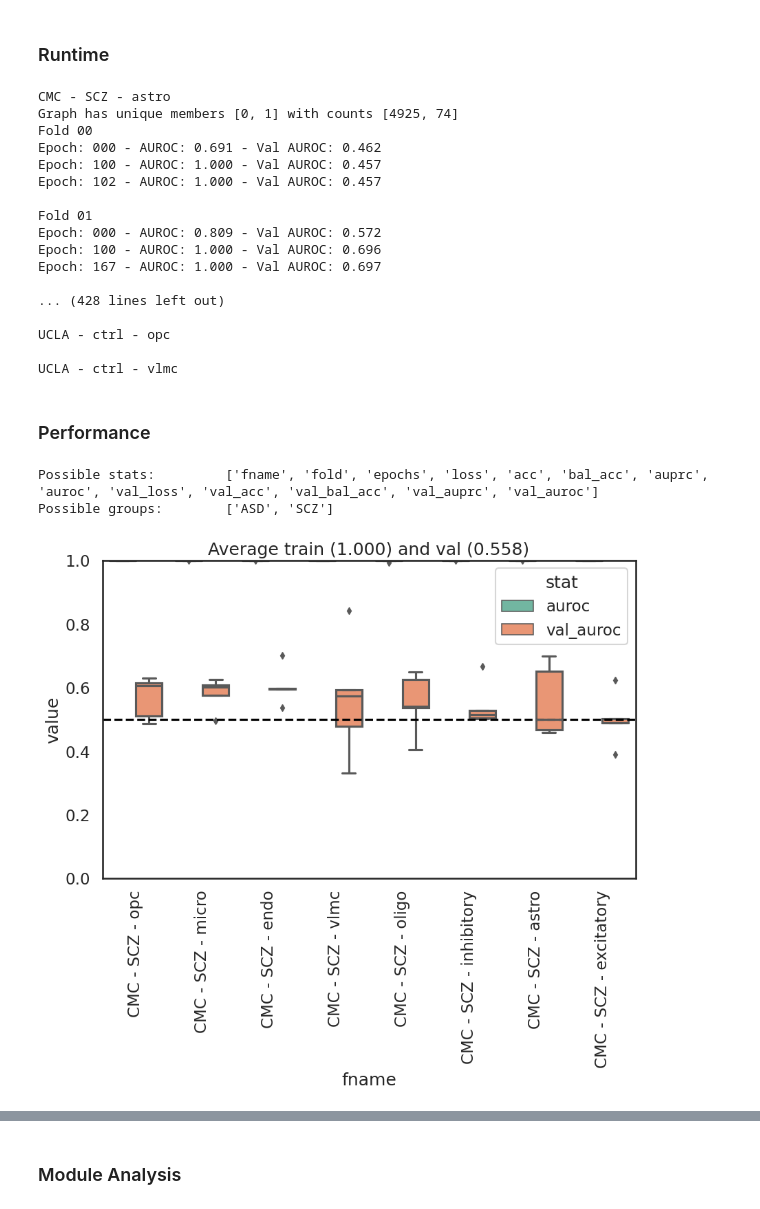
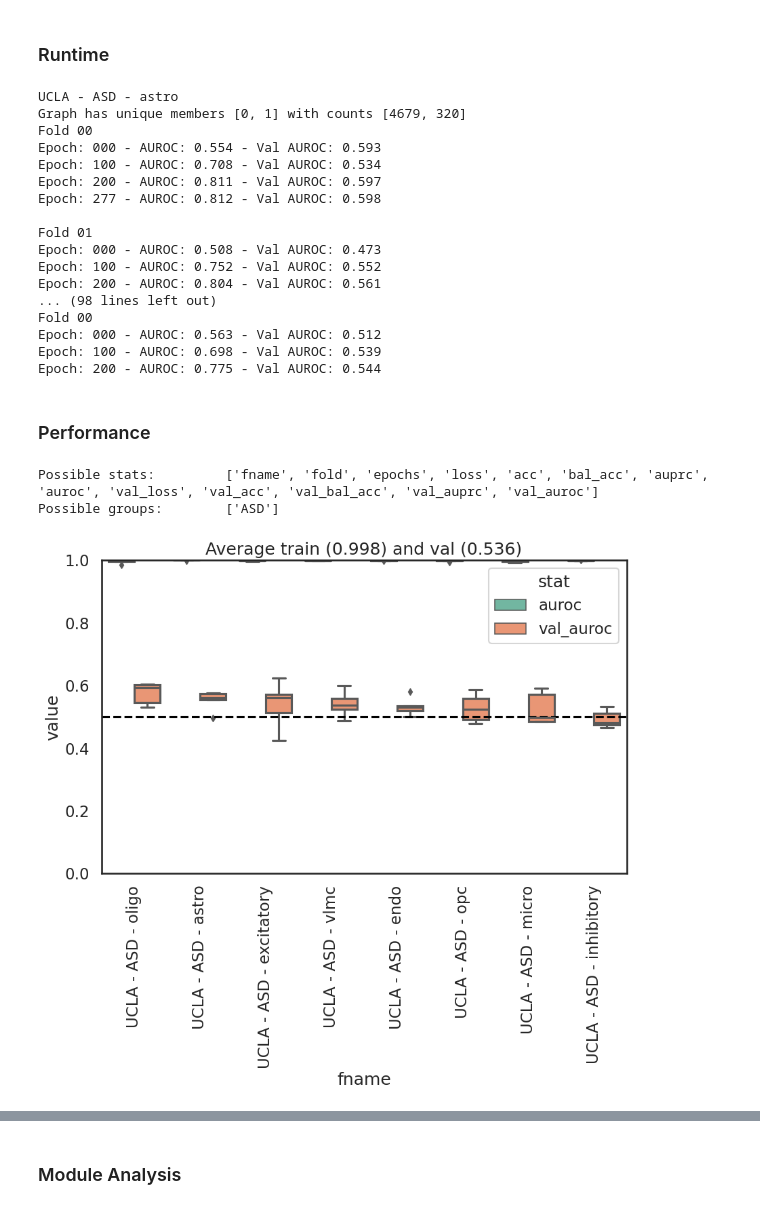
Before and after one commit to Oafish1/Network-Medicine-Analysis, a Jupyter notebook: scripts/exploration.ipynb, the cells around one changed output, grey strips where cells are left out. Cells and saved outputs as stored; diff of their text form; code cells hidden in the pictures.

```diff
--- a/scripts/exploration.ipynb
+++ b/scripts/exploration.ipynb
@@ -44,6 +44,9 @@ get_cell_type = lambda fname: m1.match(fname).group(3)
 gene_dir = '../../data/new_labels/'
 gene_fnames = [fname for fname in os.listdir(gene_dir) if fname.endswith('.txt')]
 gene_lists = {'.'.join(fname.split('.')[:-1]): np.loadtxt(os.path.join(gene_dir, fname), dtype=str) for fname in gene_fnames}
+# %%
+# Filter to specific groups for testing
+fnames = [f for f in fnames if f.startswith('UCLA_ASD') or f.startswith('UCLA_ctrl')]
 # %%
 ### Custom files (overwrites previous)
 ## AD
@@ -93,7 +96,7 @@ disgenet = disgenet.loc[disgenet['Score gda'] > gda_score_threshold]
 gene_lists['ASD'] = disgenet['Gene'].to_numpy()
 # %%
 # Special cases
-gene_lists['Control_ASD'] = gene_lists['Control_AD']
+# gene_lists['Control_ASD'] = np.array([])
 # %% [markdown]
 # Helper Functions
 # %%
@@ -149,6 +152,9 @@ def pd_to_tg_data(df, *, group):
 
     # Additional attributes
     data.known_mask = y!=-1
+    data.adj_mat = torch.zeros(data.x.shape[0], data.x.shape[0])
+    for (tf, tg), w in zip(data.edge_index.T, data.edge_weight):
+        data.adj_mat[tf, tg] = w
 
     ret = (data, node_dict)
     if 'Cell Type' in df: ret += (edge_ct_dict,)
@@ -697,7 +711,8 @@ run_type = ['Cell Type', 'Group'][0]
 jaccard = False
 epochs = 1_001
 epoch_cli = 100
-max_lapses = 100
+start_buffer = 10
+max_lapses = 200
 percentile_filter = 90
 num_folds = 5
 use_test = False
@@ -836,6 +851,7 @@ for item in group_iterable:
 
             # Forward
             z = model(data.x, data.edge_index, data.edge_weight)
+            embeds = model.get_embeddings()
             # Subset by cell type
             # edge_idx = sum([data.edge_attr[:, 0] == ct for ct in np.random.choice(int(data.edge_attr[:, 0].max().item()), 10, replace=False)]).bool()
             # z = model(data.x, data.edge_index[:, edge_idx], data.edge_weight[edge_idx])
@@ -851,10 +867,18 @@ for item in group_iterable:
             idx = torch.concat((positives, negatives))
             mask = torch.zeros(data.x.shape[0], dtype=torch.bool); mask[idx] = True
             # Calculate loss
-            loss = criterion(z[data.train_mask*mask], data.y[data.train_mask*mask])
+            ## Class loss
+            loss_class = criterion(z[data.train_mask*mask], data.y[data.train_mask*mask])
+            ## Embedding loss
+            loss_embed = embed_loss(embeds, data)
+            ## Totals
+            loss = loss_class + loss_embed
 
             # Backward
-            loss.backward()
+            loss_embed.backward()
+            model.net[0].lin.weight.requires_grad = False
+            loss_class.backward()  # Don't change embeddings directly
+            model.net[0].lin.weight.requires_grad = True
             optimizer.step()
             scheduler.step()
 
@@ -864,13 +888,13 @@ for item in group_iterable:
             model.train()
 
             # Train and validation loss
-            loss = criterion(z[data.train_mask], data.y[data.train_mask]).item()
-            val_loss = criterion(z[data.val_mask], data.y[data.val_mask]).item()
+            loss = criterion(z[data.train_mask], data.y[data.train_mask]).item() + embed_loss(embeds, data)
+            val_loss = criterion(z[data.val_mask], data.y[data.val_mask]).item() + embed_loss(embeds, data)
             if use_test: test_loss = criterion(z[data.test_mask], data.y[data.test_mask]).item()
 
             # Early stopping
             es_loss = val_loss
-            if es_loss < best_loss:
+            if es_loss < best_loss or epoch < start_buffer:
                 best_loss = es_loss
                 lapses = 0
             else: lapses += 1
@@ -969,23 +993,23 @@ elif run_type in ['Group']:
     fname = f'../results/stats_group.csv'
 stats.to_csv(fname, index=None)
 # %% [output]
-CMC - SCZ - astro
-Graph has unique members [0, 1] with counts [4925, 74]
+UCLA - ASD - astro
+Graph has unique members [0, 1] with counts [4679, 320]
 Fold 00
-Epoch: 000 - AUROC: 0.691 - Val AUROC: 0.462
-Epoch: 100 - AUROC: 1.000 - Val AUROC: 0.457
-Epoch: 102 - AUROC: 1.000 - Val AUROC: 0.457
+Epoch: 000 - AUROC: 0.554 - Val AUROC: 0.593
+Epoch: 100 - AUROC: 0.708 - Val AUROC: 0.534
+Epoch: 200 - AUROC: 0.811 - Val AUROC: 0.597
+Epoch: 277 - AUROC: 0.812 - Val AUROC: 0.598
 
 Fold 01
-Epoch: 000 - AUROC: 0.809 - Val AUROC: 0.572
-Epoch: 100 - AUROC: 1.000 - Val AUROC: 0.696
-Epoch: 167 - AUROC: 1.000 - Val AUROC: 0.697
-
-... (428 lines left out)
-
-UCLA - ctrl - opc
-
-UCLA - ctrl - vlmc
+Epoch: 000 - AUROC: 0.508 - Val AUROC: 0.473
+Epoch: 100 - AUROC: 0.752 - Val AUROC: 0.552
+Epoch: 200 - AUROC: 0.804 - Val AUROC: 0.561
+... (98 lines left out)
+Fold 00
+Epoch: 000 - AUROC: 0.563 - Val AUROC: 0.512
+Epoch: 100 - AUROC: 0.698 - Val AUROC: 0.539
+Epoch: 200 - AUROC: 0.775 - Val AUROC: 0.544
 # %% [markdown]
 ### Performance
 # %%
@@ -998,14 +1022,14 @@ stats = pd.read_csv(fname)
 
 # Show possible arguments
 print(f'Possible stats:\t\t{list(stats.keys())}')
-print(f'Possible groups:\t{list(np.unique([fname.split(" - ")[1] for fname in stats["fname"]]))}')
+print(f'Possible groups:\t{list(np.unique([fname.split(" - ")[1] for fname in stats["fname"] if not fname.startswith('val_') or fname.startswith('test_')]))}')
 # %% [output]
 Possible stats:         ['fname', 'fold', 'epochs', 'loss', 'acc', 'bal_acc', 'auprc', 'auroc', 'val_loss', 'val_acc', 'val_bal_acc', 'val_auprc', 'val_auroc']
-Possible groups:        ['ASD', 'SCZ']
+Possible groups:        ['ASD']
 # %%
 # Params
 stat = 'auroc'
-group = 'SCZ' if len(stats['fname'].iloc[0].split(' - ')) == 3 else None  # None if no filtering needed
+group = 'ASD' if len(stats['fname'].iloc[0].split(' - ')) == 3 else None  # None if no filtering needed
 
 # Format stats
 df = stats.copy()
@@ -1019,34 +1043,34 @@ if group is not None: df = df.loc[df['fname'].map(lambda s: s.split(' - ')[1] ==
 # TODO: Try early stopping based on training acc
 # min_convergence_epoch = 20
 # df = df.loc[df['epochs'] >= max_lapses + min_convergence_epoch]
 
 # Filter to desired statistics
 val_stat = f'val_{stat}'
 test_stat = f'test_{stat}'
 eval_stat = test_stat if use_test else val_stat
 cols = ['fname', stat, val_stat] + ([test_stat] if use_test else [])
 df = df[cols]
 # Sort by median validation stat
 df = df.set_index('fname').loc[ df[['fname', eval_stat]].groupby('fname').median().sort_values(eval_stat).iloc[::-1].index.to_numpy() ].reset_index()
 # Format
 df = df.melt(id_vars=[cols[0]], var_name='stat')
 # Plot
 fig, ax = plt.subplots(1, 1, figsize=(10, 6))
 sns.boxplot(data=df, x=cols[0], y='value', hue='stat', ax=ax)
 plt.axhline(y=.5, color='black', ls='--')
 plt.ylim(0, 1)
 plt.xticks(rotation=90)
 # Annotate
 au_stat = df.loc[df['stat']==stat, 'value'].to_numpy().mean()
 au_val_stat = df.loc[df['stat']==val_stat, 'value'].to_numpy().mean()
 if use_test: au_test_stat = df.loc[df['stat']==test_stat, 'value'].to_numpy().mean()
 if use_test:
     plt.title(f'Average train ({au_stat:.3f}), val ({au_val_stat:.3f}), and test ({au_test_stat:.3f})')
 else:
     plt.title(f'Average train ({au_stat:.3f}) and val ({au_val_stat:.3f})')
 fig.savefig(f'../plots/gcn_performance_{group if group is not None else "group"}_{stat}.pdf', transparent=True, bbox_inches='tight')
 # %% [output]
-[figure, old version]
+[figure, new version]
 # %%
 df.loc[df['stat'] == eval_stat, ['fname', 'value']].groupby('fname').count().rename(columns={'value': 'eval_count'})
 # %% [output]
```
Also changed, not shown: parts of 3 cells of this notebook, 43 other files.
